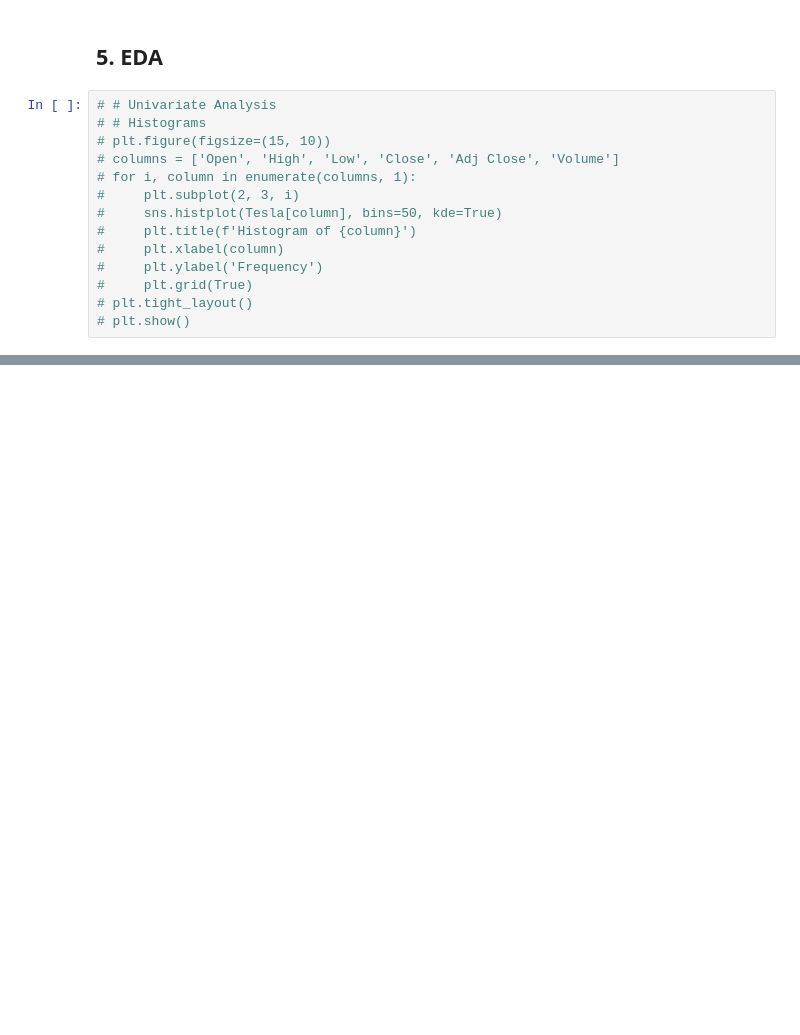
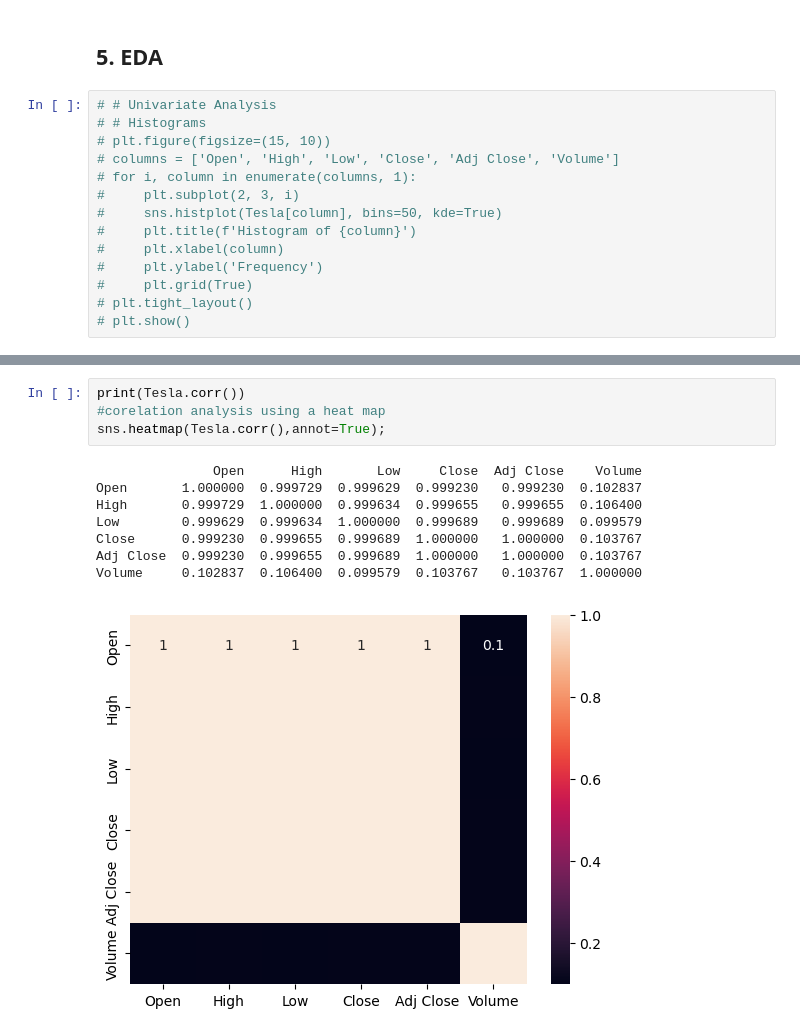
Before and after one commit to marionrion/teslaproject, a Jupyter notebook: Tesla.ipynb, the cells around one changed output, grey strips where cells are left out. Drawn from its saved outputs; the diff is of its cells as text; blank space fills up the shorter version.

```diff
--- a/Tesla.ipynb
+++ b/Tesla.ipynb
@@ -227,0 +239,13 @@ plt.show()
+# %%
+print(Tesla.corr())
+#corelation analysis using a heat map
+sns.heatmap(Tesla.corr(),annot=True);
+# %% [output]
+               Open      High       Low     Close  Adj Close    Volume
+Open       1.000000  0.999729  0.999629  0.999230   0.999230  0.102837
+High       0.999729  1.000000  0.999634  0.999655   0.999655  0.106400
+Low        0.999629  0.999634  1.000000  0.999689   0.999689  0.099579
+Close      0.999230  0.999655  0.999689  1.000000   1.000000  0.103767
+Adj Close  0.999230  0.999655  0.999689  1.000000   1.000000  0.103767
+Volume     0.102837  0.106400  0.099579  0.103767   0.103767  1.000000
+[figure, added]
```
Also changed, not shown: parts of 4 cells of this notebook.
